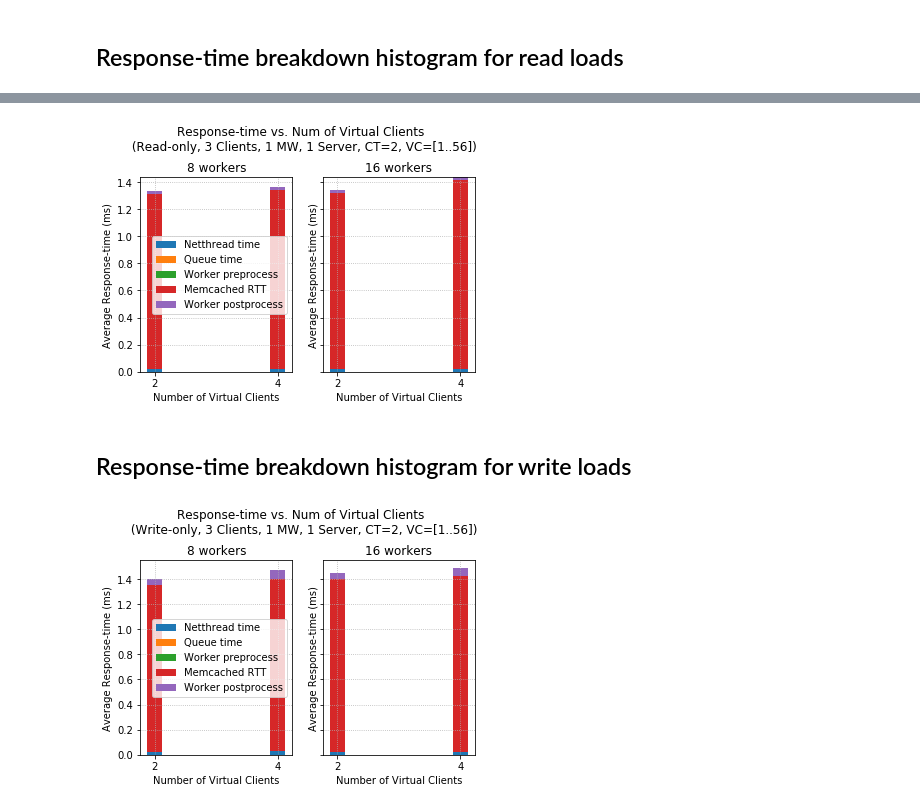
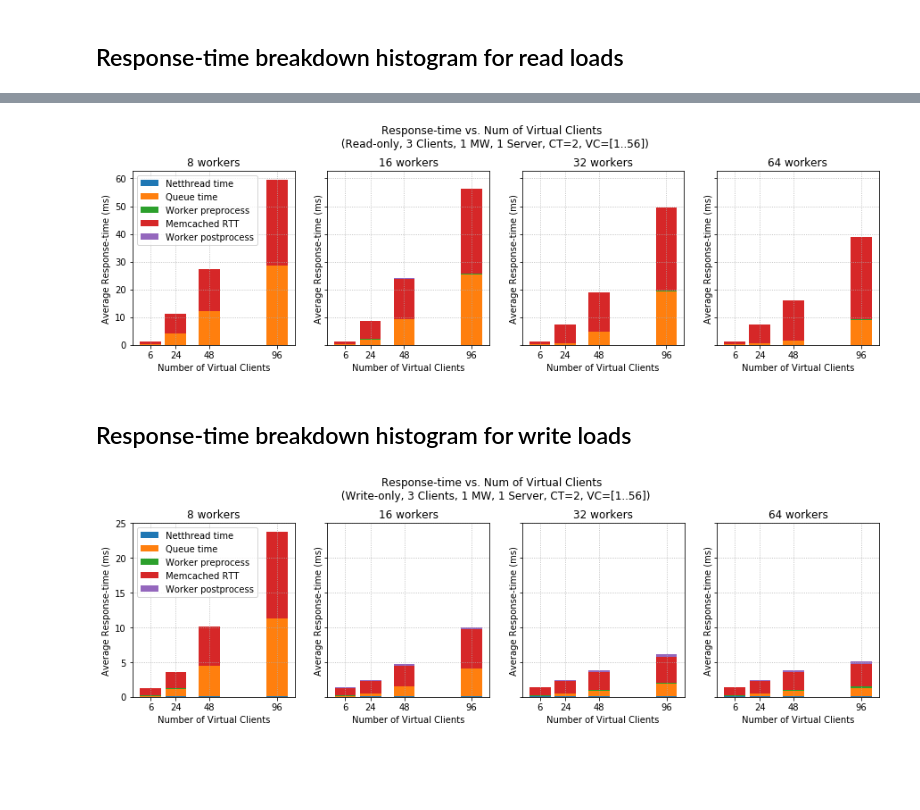
Before and after one commit to florianmorath/ASL_project, a Jupyter notebook: scripts/2_BaselineWithMW/plot_mw-logs_one_mw.ipynb, the cells around one changed output, grey strips where cells are left out. Cells and saved outputs as stored; diff of their text form; code cells hidden in the pictures; blank space fills up the shorter version.

Commit message:
scripts_2: fixed bug in histogram of rt plotting

```diff
--- a/scripts/2_BaselineWithMW/plot_mw-logs_one_mw.ipynb
+++ b/scripts/2_BaselineWithMW/plot_mw-logs_one_mw.ipynb
@@ -9,8 +9,8 @@ import pandas as pd
 # %% [markdown]
 ## Adjust date of processed csv files
 # %%
-date = '2018-10-28_21h33'
-worker_list = [8,16]
+date = '2018-11-04_00h57'
+worker_list = [8,16,32,64]
 base_path = '/Users/florianmorath/Desktop/ASL_project/scripts/2_BaselineWithMW/processed_data/one_mw/' + date + '/'
 # %% [markdown]
 ## Throughput plot for read loads
@@ -247,42 +295,43 @@ df_b
 # %%
-#f = plt.figure()
 f, ax = plt.subplots(1, len(worker_list), sharex='col', sharey='row')
 f.suptitle("Response-time vs. Num of Virtual Clients \n (Read-only, 3 Clients, 1 MW, 1 Server, CT=2, VC=[1..56])")
 f.subplots_adjust(top=0.8)
+f.set_figwidth(15)
 i=0
+
 for worker in worker_list:
     # extract values of interest
     df_b_cut = df_b[(df_b.worker == worker)]
 
     vcs = df_b_cut['client']
     net_time = df_b_cut['read_netthreadTime']
     queue_time = df_b_cut['read_queueTime']
     workerPreTime = df_b_cut['read_workerPreTime']
     memcachedRTT = df_b_cut['read_memcachedRTT']
     workerPostTime = df_b_cut['read_workerPostTime']
 
-    width = 0.25       # the width of the bars: can also be len(x) sequence
+    width = 15       # the width of the bars: can also be len(x) sequence
     ax[i].bar(vcs, net_time, width, label='Netthread time')
     ax[i].bar(vcs, queue_time, width, bottom=net_time, label='Queue time')
-    ax[i].bar(vcs, workerPreTime, width, bottom=queue_time, label='Worker preprocess')
-    ax[i].bar(vcs, memcachedRTT, width, bottom=workerPreTime, label='Memcached RTT')
-    ax[i].bar(vcs, workerPostTime, width, bottom=memcachedRTT, label='Worker postprocess')
+    ax[i].bar(vcs, workerPreTime, width, bottom=net_time+queue_time, label='Worker preprocess')
+    ax[i].bar(vcs, memcachedRTT, width, bottom=net_time+queue_time+workerPreTime, label='Memcached RTT')
+    ax[i].bar(vcs, workerPostTime, width, bottom=net_time+queue_time+workerPreTime+memcachedRTT, label='Worker postprocess')
 
     ax[i].grid(linestyle = "dotted")
     ax[i].set_ylabel("Average Response-time (ms)")
     ax[i].set_xlabel("Number of Virtual Clients")
     ax[i].set_xticks([0] + np.array(vcs))
     ax[i].set_ylim(bottom=0)
     ax[i].set_title('{} workers'.format(worker))
     if i==0:
         ax[i].legend()
 
     i += 1
 
 plt.show()
 f.savefig("/Users/florianmorath/Desktop/ASL_project/scripts/2_BaselineWithMW/processed_data/one_mw/"+date+"/one_mw_rt_breakdown_read.png", dpi = 150)
 # %% [output]
-[figure, old version]
+[figure, new version]
 # %% [markdown]
 ## Response-time breakdown histogram for write loads
 # %%
@@ -290,6 +339,7 @@ f.savefig("/Users/florianmorath/Desktop/ASL_project/scripts/2_BaselineWithMW/pro
 f, ax = plt.subplots(1, len(worker_list), sharex='col', sharey='row')
 f.suptitle("Response-time vs. Num of Virtual Clients \n (Write-only, 3 Clients, 1 MW, 1 Server, CT=2, VC=[1..56])")
 f.subplots_adjust(top=0.8)
+f.set_figwidth(15)
 
 
 i=0
@@ -304,12 +354,12 @@ for worker in worker_list:
     memcachedRTT = df_b_cut['write_memcachedRTT']
     workerPostTime = df_b_cut['write_workerPostTime']
 
-    width = 0.25       # the width of the bars: can also be len(x) sequence
+    width = 15       # the width of the bars: can also be len(x) sequence
     ax[i].bar(vcs, net_time, width, label='Netthread time')
     ax[i].bar(vcs, queue_time, width, bottom=net_time, label='Queue time')
-    ax[i].bar(vcs, workerPreTime, width, bottom=queue_time, label='Worker preprocess')
-    ax[i].bar(vcs, memcachedRTT, width, bottom=workerPreTime, label='Memcached RTT')
-    ax[i].bar(vcs, workerPostTime, width, bottom=memcachedRTT, label='Worker postprocess')
+    ax[i].bar(vcs, workerPreTime, width, bottom=net_time+queue_time, label='Worker preprocess')
+    ax[i].bar(vcs, memcachedRTT, width, bottom=net_time+queue_time+workerPreTime, label='Memcached RTT')
+    ax[i].bar(vcs, workerPostTime, width, bottom=net_time+queue_time+workerPreTime+memcachedRTT, label='Worker postprocess')
 
     ax[i].grid(linestyle = "dotted")
     ax[i].set_ylabel("Average Response-time (ms)")
@@ -325,4 +375,4 @@ for worker in worker_list:
 plt.show()
 f.savefig("/Users/florianmorath/Desktop/ASL_project/scripts/2_BaselineWithMW/processed_data/one_mw/"+date+"/one_mw_rt_breakdown_write.png", dpi = 150)
 # %% [output]
-[figure, old version]
+[figure, new version]
```
Also changed, not shown: parts of 10 cells of this notebook.
